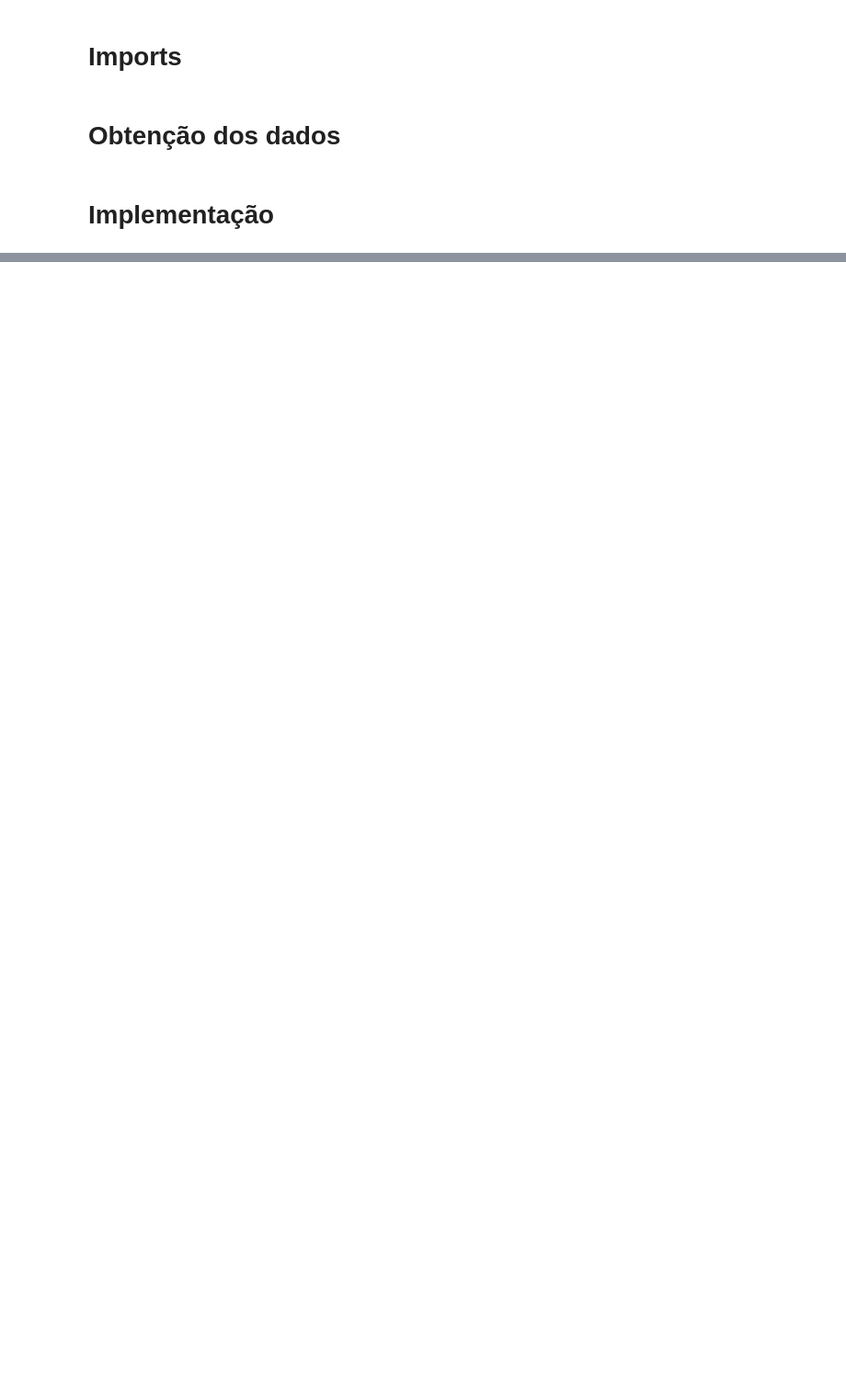
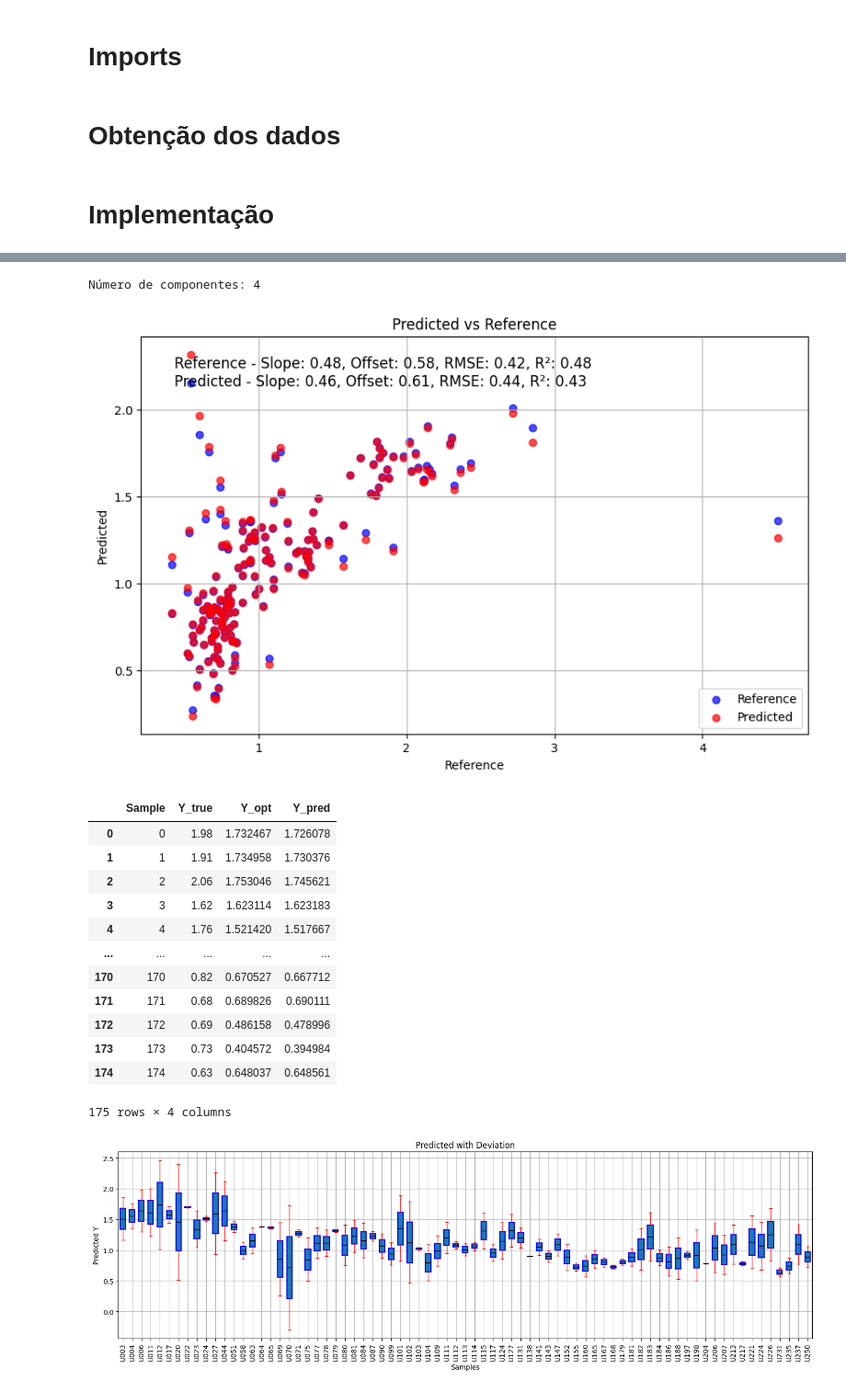
Before and after one commit to xndrxssx/cotton_candy_spectral_analysis, a Jupyter notebook: Partial Components Regression/PCR.ipynb, the cells around one changed output, grey strips where cells are left out. Shown at 92% size. Saved outputs shown, nothing was run; the diff lists cells and outputs as text; code cells hidden in the pictures; blank space fills up the shorter version.

```diff
--- a/Partial Components Regression/PCR.ipynb
+++ b/Partial Components Regression/PCR.ipynb
@@ -414,0 +389,21 @@ Número de componentes: 10
+# %%
+calibration_msc_at, validation_msc_at, Y_predict_msc_at, plot_infos = build_model(df_msc_cal, df_msc_cal['AT'], df_msc_val, df_msc_val['AT'])
+
+plot_infos_msc = add_plot_infos(plot_infos_msc, plot_infos, 'AT')
+# %% [output]
+Número de componentes: 4
+[figure, added]
+|  | Sample | Y_true | Y_opt | Y_pred |
+| 0 | 0 | 1.98 | 1.732467 | 1.726078 |
+| 1 | 1 | 1.91 | 1.734958 | 1.730376 |
+| 2 | 2 | 2.06 | 1.753046 | 1.745621 |
+| 3 | 3 | 1.62 | 1.623114 | 1.623183 |
+| 4 | 4 | 1.76 | 1.521420 | 1.517667 |
+| ... | ... | ... | ... | ... |
+| 170 | 170 | 0.82 | 0.670527 | 0.667712 |
+| 171 | 171 | 0.68 | 0.689826 | 0.690111 |
+| 172 | 172 | 0.69 | 0.486158 | 0.478996 |
+| 173 | 173 | 0.73 | 0.404572 | 0.394984 |
+| 174 | 174 | 0.63 | 0.648037 | 0.648561 |
+175 rows × 4 columns
+[figure, added]
```
Also changed, not shown: parts of 27 cells of this notebook, 6 other files.
